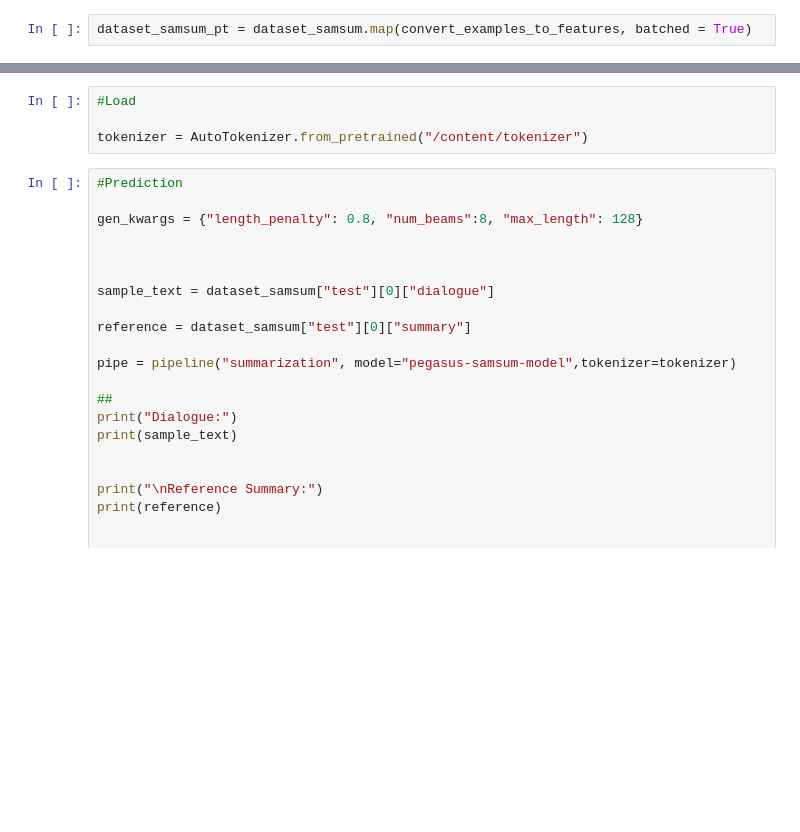
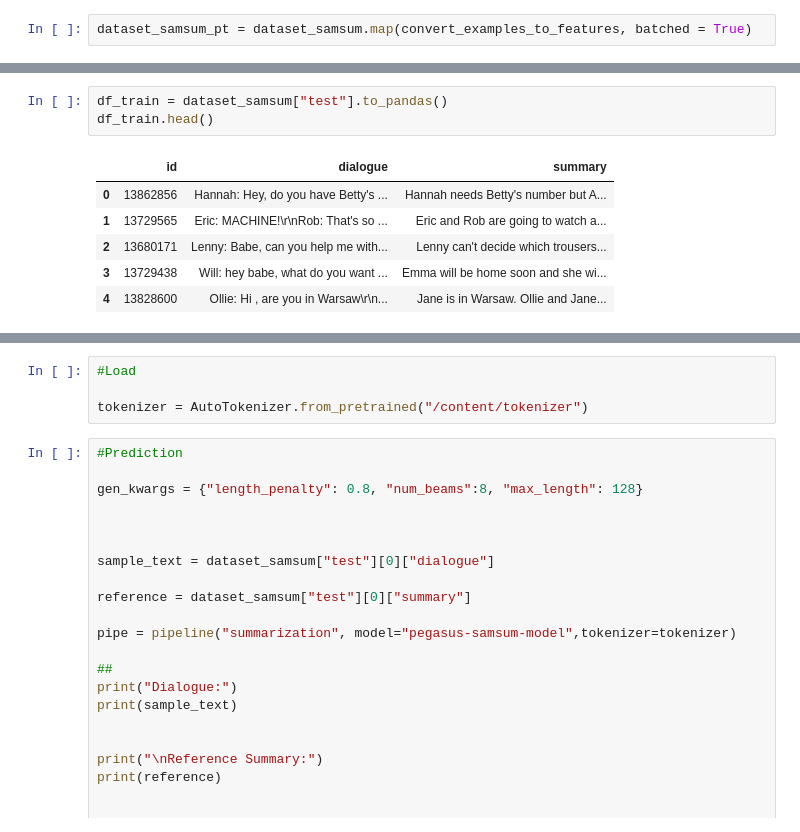
Before and after one commit to Mansoureh-Aghabeig/Text-Summarizing, a Jupyter notebook: research/Text_Summarization.ipynb, the cells around one changed output, grey strips where cells are left out. Cells and saved outputs as stored; diff of their text form; blank space fills up the shorter version.

```diff
--- a/research/Text_Summarization.ipynb
+++ b/research/Text_Summarization.ipynb
@@ -113,0 +362,10 @@ dataset_samsum_pt["train"]
+# %%
+df_train = dataset_samsum["test"].to_pandas()
+df_train.head()
+# %% [output]
+|  | id | dialogue | summary |
+| 0 | 13862856 | Hannah: Hey, do you have Betty's ... | Hannah needs Betty's number but A... |
+| 1 | 13729565 | Eric: MACHINE!\r\nRob: That's so ... | Eric and Rob are going to watch a... |
+| 2 | 13680171 | Lenny: Babe, can you help me with... | Lenny can't decide which trousers... |
+| 3 | 13729438 | Will: hey babe, what do you want ... | Emma will be home soon and she wi... |
+| 4 | 13828600 | Ollie: Hi , are you in Warsaw\r\n... | Jane is in Warsaw. Ollie and Jane... |
```
Also changed, not shown: parts of 39 cells of this notebook, 3 other files.
